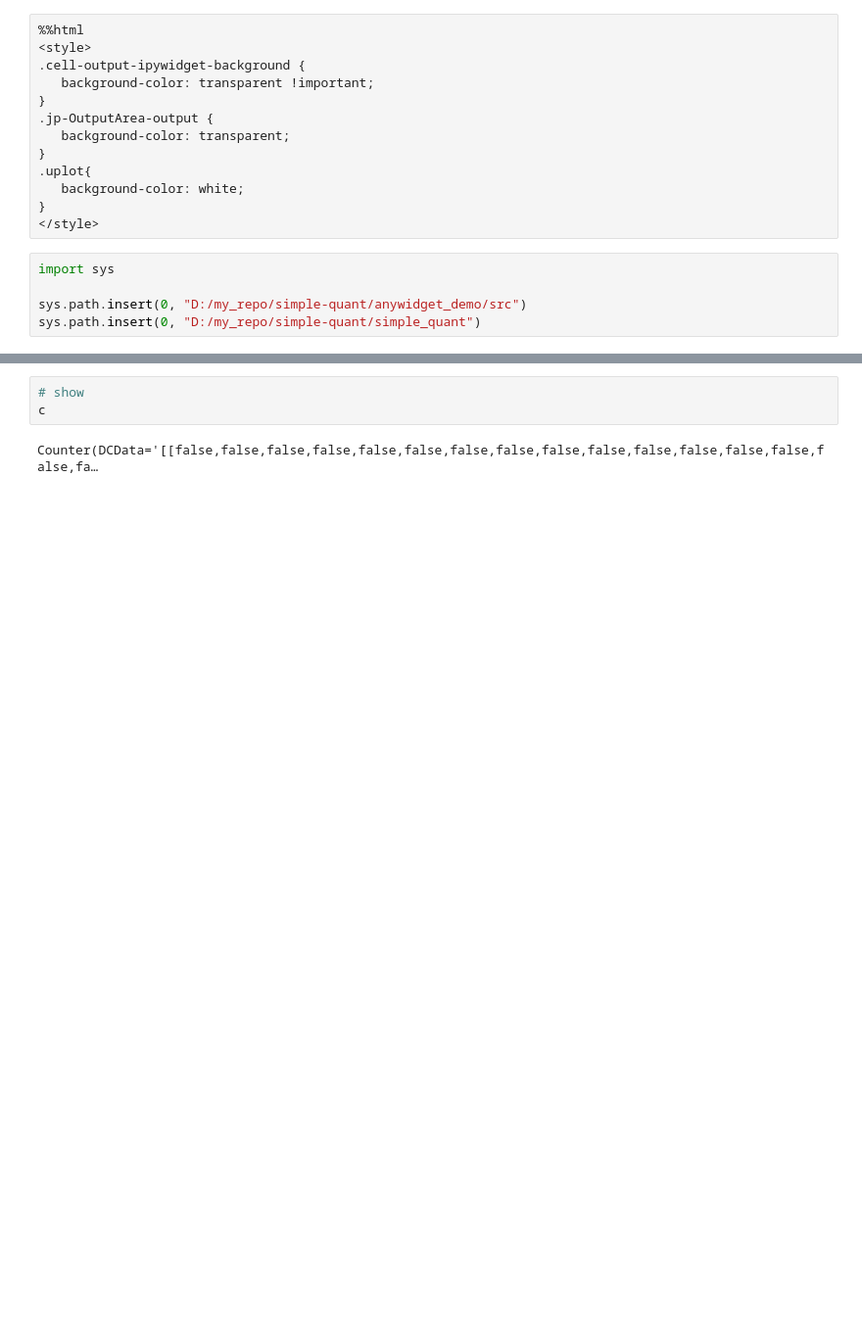
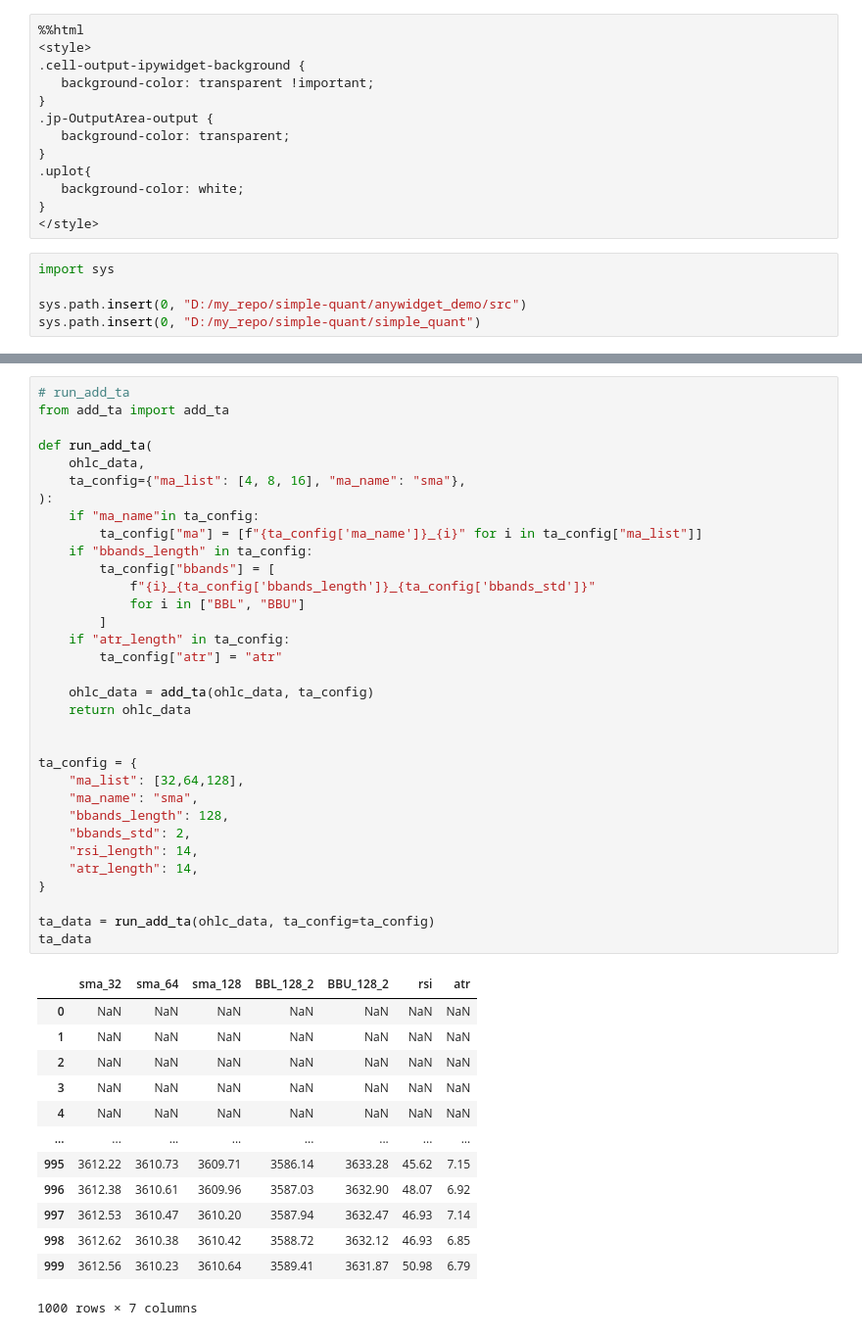
Before and after one commit to hxse/simple-quant, a Jupyter notebook: example/template/demo.ipynb, the cells around one changed output, grey strips where cells are left out. Shown at 98% size. Drawn from its saved outputs; the diff is of its cells as text; blank space fills up the shorter version.

```diff
--- a/example/template/example.ipynb
+++ b/example/template/demo.ipynb
@@ -208,5 +76,47 @@ c.DCData = DC_json
-# %%
-# show
-c
-# %% [output]
-Counter(DCData='[[false,false,false,false,false,false,false,false,false,false,false,false,false,false,false,fa…
+# %%
+# run_add_ta
+from add_ta import add_ta
+
+def run_add_ta(
+    ohlc_data,
+    ta_config={"ma_list": [4, 8, 16], "ma_name": "sma"},
+):
+    if "ma_name"in ta_config:
+        ta_config["ma"] = [f"{ta_config['ma_name']}_{i}" for i in ta_config["ma_list"]]
+    if "bbands_length" in ta_config:
+        ta_config["bbands"] = [
+            f"{i}_{ta_config['bbands_length']}_{ta_config['bbands_std']}"
+            for i in ["BBL", "BBU"]
+        ]
+    if "atr_length" in ta_config:
+        ta_config["atr"] = "atr"
+
+    ohlc_data = add_ta(ohlc_data, ta_config)
+    return ohlc_data
+
+
+ta_config = {
+    "ma_list": [32,64,128],
+    "ma_name": "sma",
+    "bbands_length": 128,
+    "bbands_std": 2,
+    "rsi_length": 14,
+    "atr_length": 14,
+}
+
+ta_data = run_add_ta(ohlc_data, ta_config=ta_config)
+ta_data
+# %% [output]
+|  | sma_32 | sma_64 | sma_128 | BBL_128_2 | BBU_128_2 | rsi | atr |
+| 0 | NaN | NaN | NaN | NaN | NaN | NaN | NaN |
+| 1 | NaN | NaN | NaN | NaN | NaN | NaN | NaN |
+| 2 | NaN | NaN | NaN | NaN | NaN | NaN | NaN |
+| 3 | NaN | NaN | NaN | NaN | NaN | NaN | NaN |
+| 4 | NaN | NaN | NaN | NaN | NaN | NaN | NaN |
+| ... | ... | ... | ... | ... | ... | ... | ... |
+| 995 | 3612.22 | 3610.73 | 3609.71 | 3586.14 | 3633.28 | 45.62 | 7.15 |
+| 996 | 3612.38 | 3610.61 | 3609.96 | 3587.03 | 3632.90 | 48.07 | 6.92 |
+| 997 | 3612.53 | 3610.47 | 3610.20 | 3587.94 | 3632.47 | 46.93 | 7.14 |
+| 998 | 3612.62 | 3610.38 | 3610.42 | 3588.72 | 3632.12 | 46.93 | 6.85 |
+| 999 | 3612.56 | 3610.23 | 3610.64 | 3589.41 | 3631.87 | 50.98 | 6.79 |
+1000 rows × 7 columns
```
Also changed, not shown: parts of 11 cells of this notebook, 16 other files.
